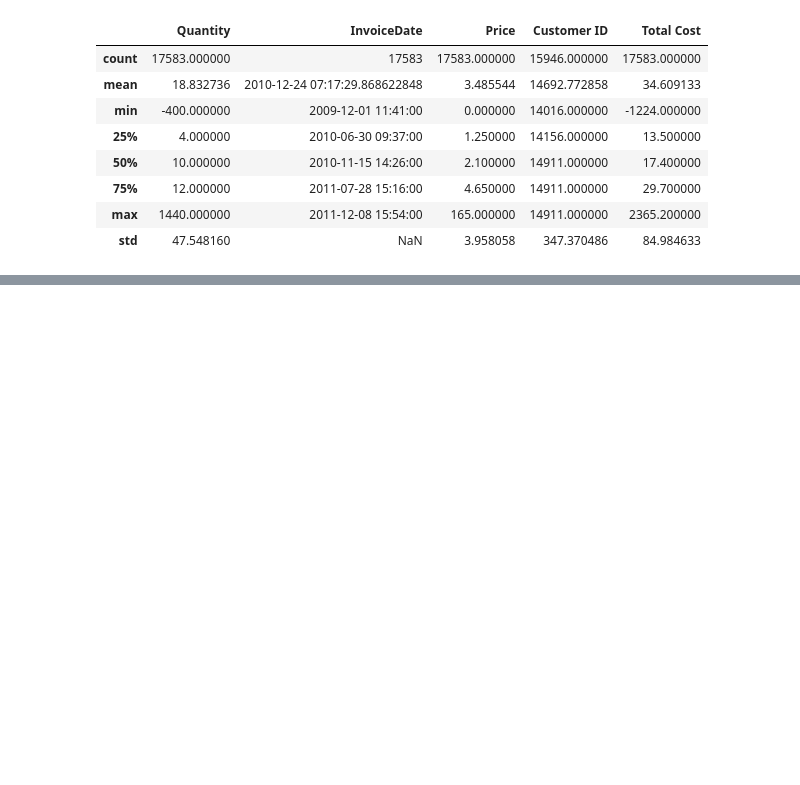
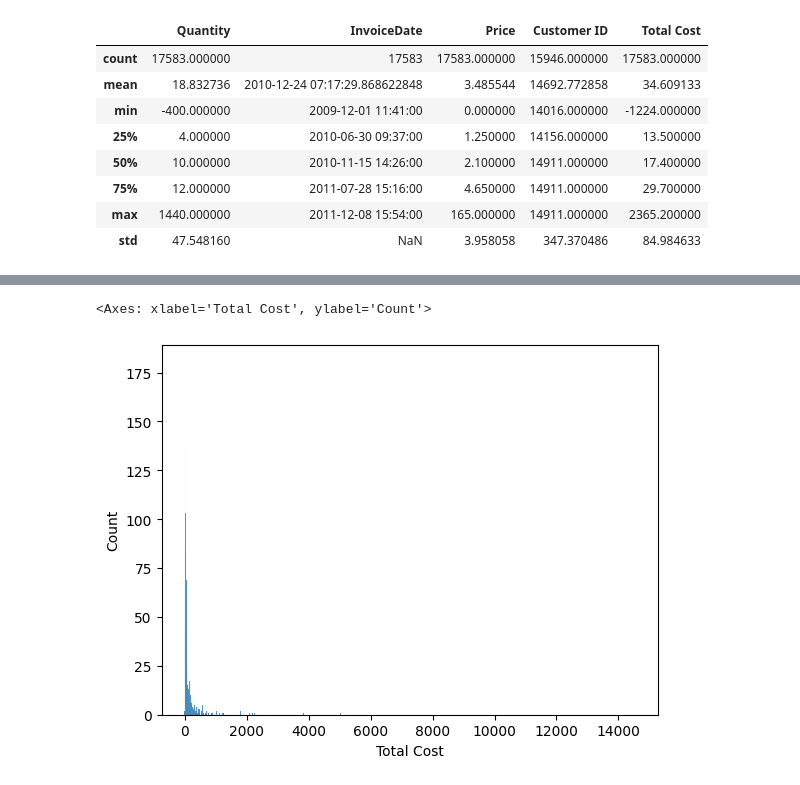
Before and after one commit to Ri-Dearg/ca2-market-retail, a Jupyter notebook: ca2-market-retail.ipynb, the cells around one changed output, grey strips where cells are left out. Saved outputs shown, nothing was run; the diff lists cells and outputs as text; code cells hidden in the pictures; blank space fills up the shorter version.

Commit message:
feat: 🧐 clean duplicates

```diff
--- a/ca2-market-retail.ipynb
+++ b/ca2-market-retail.ipynb
@@ -257,0 +274,6 @@ clean_data_v1.to_csv('clean_v1.csv')
+# %%
+key_cols = ['Invoice', 'Customer ID',  'InvoiceDate', 'StockCode', 'Quantity']
+
+dupes = clean_data_v1[clean_data_v1.duplicated(subset=key_cols, keep=False)]
+dupes.info()
+dupes.describe()
@@ -257,0 +306,5 @@ clean_data_v1.to_csv('clean_v1.csv')
+# %%
+# Drop duplicate
+clean_data_v2 = clean_data_v1.drop_duplicates(subset=key_cols, keep="first").copy()
+clean_data_v2.info()
+clean_data_v2.describe()
@@ -257,0 +339,8 @@ clean_data_v1.to_csv('clean_v1.csv')
+# %%
+product_revenue = clean_data_v2.groupby('StockCode', as_index=False).agg({
+        'Description': 'first',
+        'Quantity': 'sum',
+        'Price': 'mean',
+        'Total Cost': 'sum'
+    })
+product_revenue.info()
@@ -257,0 +362,5 @@ clean_data_v1.to_csv('clean_v1.csv')
+# %%
+sns.histplot(product_revenue['Total Cost'], binwidth=3)
+# %% [output]
+<Axes: xlabel='Total Cost', ylabel='Count'>
+[figure, added]
```
Also changed, not shown: parts of 7 cells of this notebook, 2 other files.
